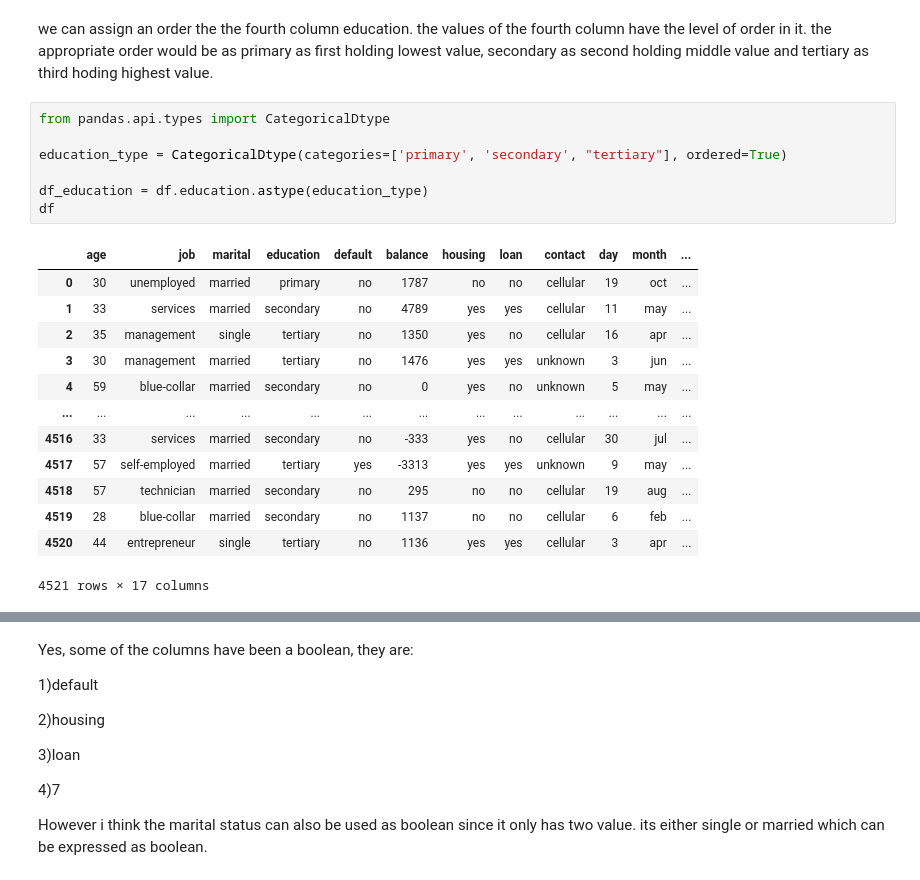
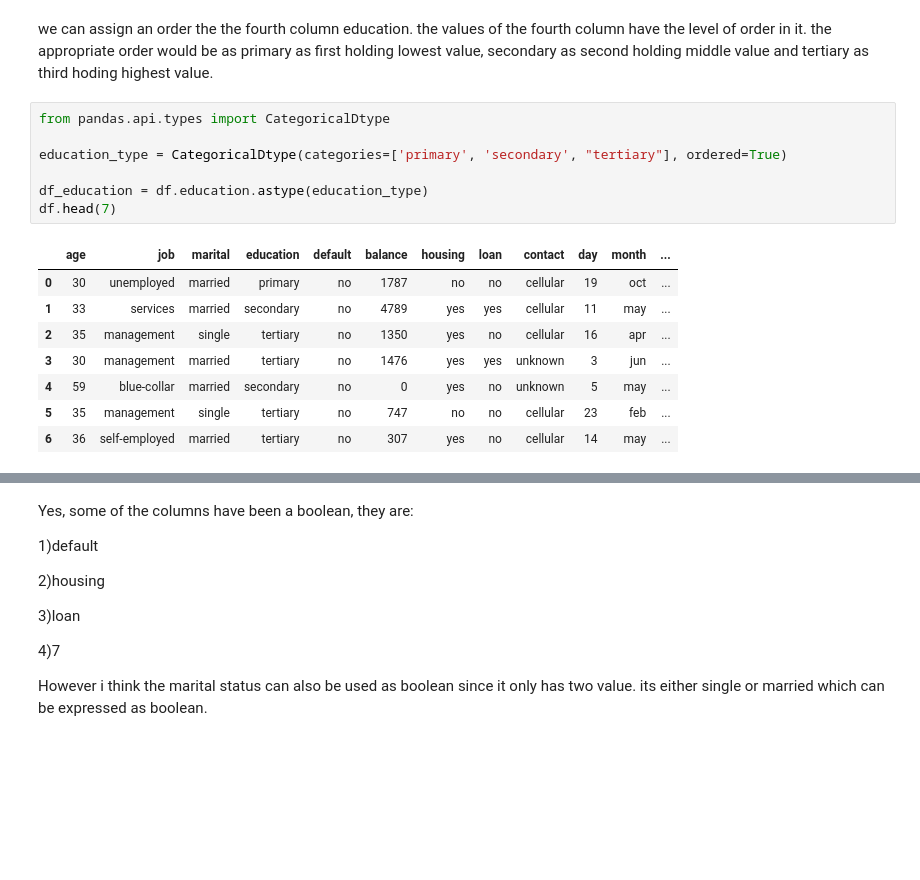
Before and after one commit to RujanBhuju/Data-Processing-and-Visualization, a Jupyter notebook: Quiz13.ipynb, the cells around one changed output, grey strips where cells are left out. Drawn from its saved outputs; the diff is of its cells as text; blank space fills up the shorter version.

```diff
--- a/Quiz13.ipynb
+++ b/Quiz13.ipynb
@@ -63,21 +63,16 @@ we can assign an order the the fourth column education. the values of the fourth
 # %%
 from pandas.api.types import CategoricalDtype
 
 education_type = CategoricalDtype(categories=['primary', 'secondary', "tertiary"], ordered=True)
 
 df_education = df.education.astype(education_type)
-df
+df.head(7)
 # %% [output]
 |  | age | job | marital | education | default | balance | housing | loan | contact | day | month | ... |
 | 0 | 30 | unemployed | married | primary | no | 1787 | no | no | cellular | 19 | oct | ... |
 | 1 | 33 | services | married | secondary | no | 4789 | yes | yes | cellular | 11 | may | ... |
 | 2 | 35 | management | single | tertiary | no | 1350 | yes | no | cellular | 16 | apr | ... |
 | 3 | 30 | management | married | tertiary | no | 1476 | yes | yes | unknown | 3 | jun | ... |
 | 4 | 59 | blue-collar | married | secondary | no | 0 | yes | no | unknown | 5 | may | ... |
-| ... | ... | ... | ... | ... | ... | ... | ... | ... | ... | ... | ... | ... |
-| 4516 | 33 | services | married | secondary | no | -333 | yes | no | cellular | 30 | jul | ... |
-| 4517 | 57 | self-employed | married | tertiary | yes | -3313 | yes | yes | unknown | 9 | may | ... |
-| 4518 | 57 | technician | married | secondary | no | 295 | no | no | cellular | 19 | aug | ... |
-| 4519 | 28 | blue-collar | married | secondary | no | 1137 | no | no | cellular | 6 | feb | ... |
-| 4520 | 44 | entrepreneur | single | tertiary | no | 1136 | yes | yes | cellular | 3 | apr | ... |
+| 5 | 35 | management | single | tertiary | no | 747 | no | no | cellular | 23 | feb | ... |
+| 6 | 36 | self-employed | married | tertiary | no | 307 | yes | no | cellular | 14 | may | ... |
-4521 rows × 17 columns
```
Also changed, not shown: parts of 3 cells of this notebook.
